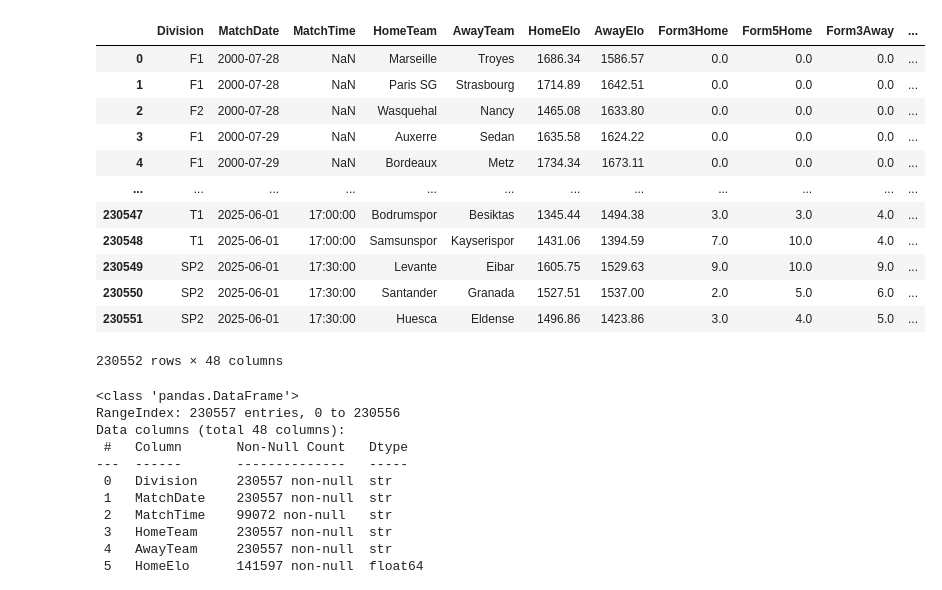
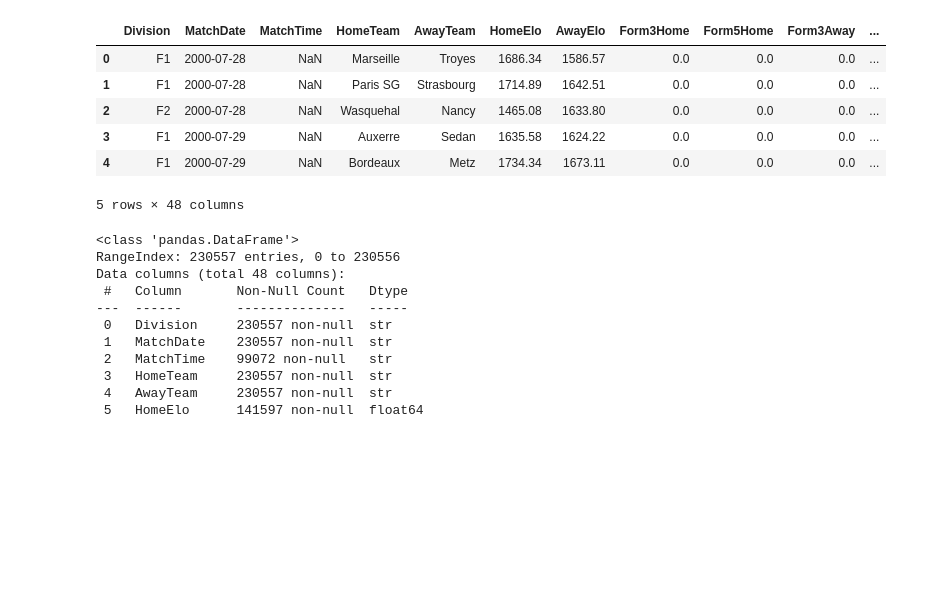
Before and after one commit to iAboud98/champions-league-winner-prediction-2025-2026, a Jupyter notebook: main.ipynb, the cells around one changed output. Cells and saved outputs as stored; diff of their text form; code cells hidden in the pictures; blank space fills up the shorter version.

```diff
--- a/main.ipynb
+++ b/main.ipynb
@@ -4,21 +4,15 @@ import numpy as np
 # %%
 df = pd.read_csv("data/Matches.csv")
 
-df.head(-5)
+df.head(5)
 # %% [output]
 |  | Division | MatchDate | MatchTime | HomeTeam | AwayTeam | HomeElo | AwayElo | Form3Home | Form5Home | Form3Away | ... |
 | 0 | F1 | 2000-07-28 | NaN | Marseille | Troyes | 1686.34 | 1586.57 | 0.0 | 0.0 | 0.0 | ... |
 | 1 | F1 | 2000-07-28 | NaN | Paris SG | Strasbourg | 1714.89 | 1642.51 | 0.0 | 0.0 | 0.0 | ... |
 | 2 | F2 | 2000-07-28 | NaN | Wasquehal | Nancy | 1465.08 | 1633.80 | 0.0 | 0.0 | 0.0 | ... |
 | 3 | F1 | 2000-07-29 | NaN | Auxerre | Sedan | 1635.58 | 1624.22 | 0.0 | 0.0 | 0.0 | ... |
 | 4 | F1 | 2000-07-29 | NaN | Bordeaux | Metz | 1734.34 | 1673.11 | 0.0 | 0.0 | 0.0 | ... |
-| ... | ... | ... | ... | ... | ... | ... | ... | ... | ... | ... | ... |
-| 230547 | T1 | 2025-06-01 | 17:00:00 | Bodrumspor | Besiktas | 1345.44 | 1494.38 | 3.0 | 3.0 | 4.0 | ... |
-| 230548 | T1 | 2025-06-01 | 17:00:00 | Samsunspor | Kayserispor | 1431.06 | 1394.59 | 7.0 | 10.0 | 4.0 | ... |
-| 230549 | SP2 | 2025-06-01 | 17:30:00 | Levante | Eibar | 1605.75 | 1529.63 | 9.0 | 10.0 | 9.0 | ... |
-| 230550 | SP2 | 2025-06-01 | 17:30:00 | Santander | Granada | 1527.51 | 1537.00 | 2.0 | 5.0 | 6.0 | ... |
-| 230551 | SP2 | 2025-06-01 | 17:30:00 | Huesca | Eldense | 1496.86 | 1423.86 | 3.0 | 4.0 | 5.0 | ... |
-230552 rows × 48 columns
+5 rows × 48 columns
 # %%
 df.info()
 # %% [output]
```
Also changed, not shown: parts of 13 cells of this notebook.
